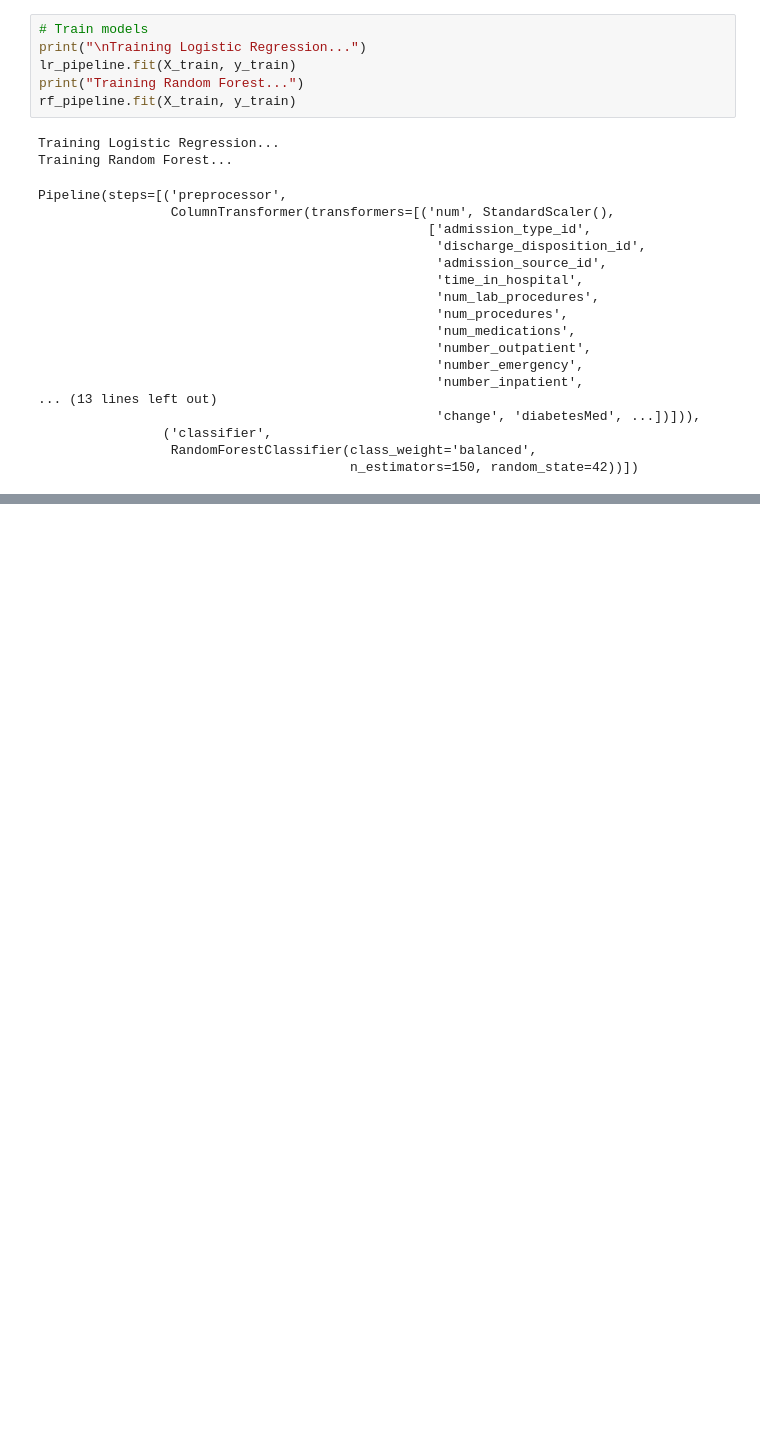
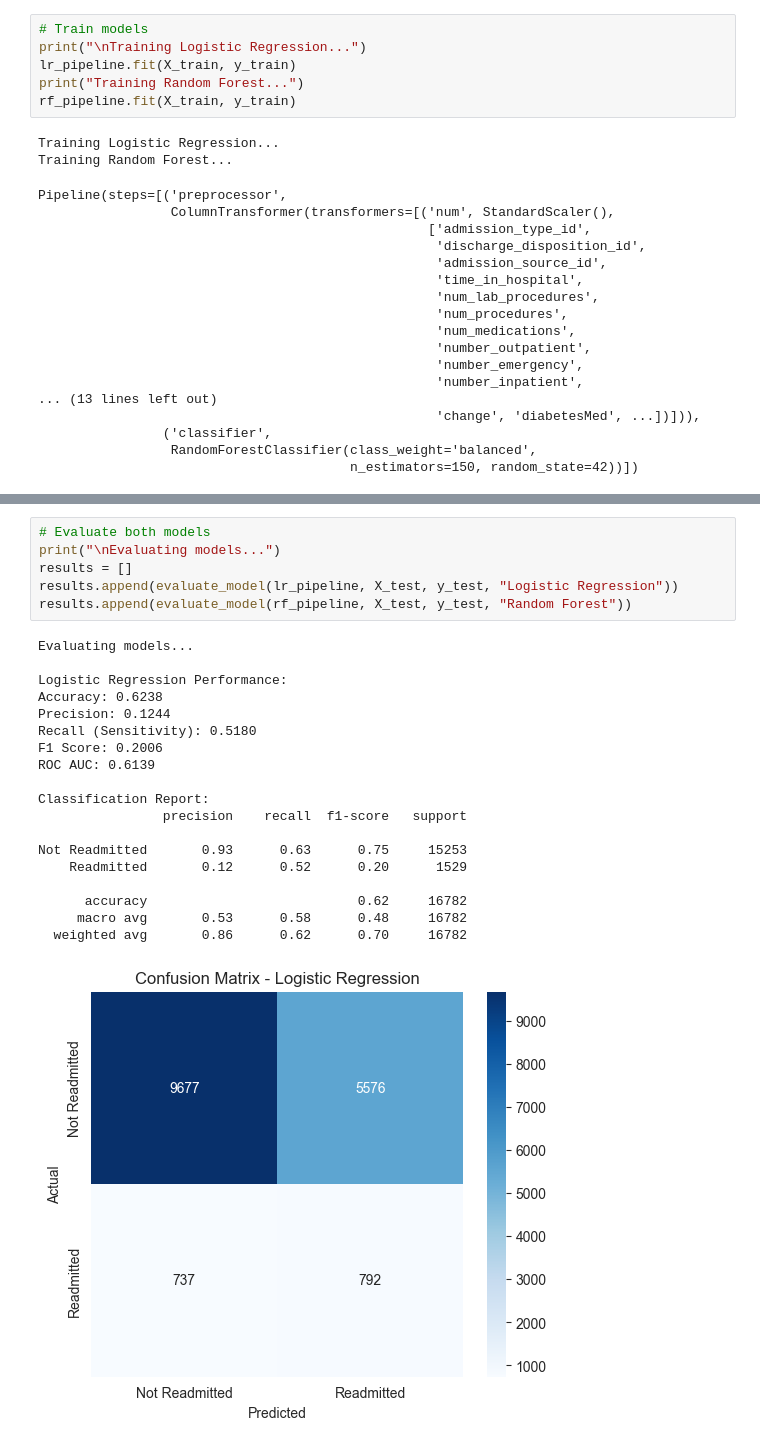
Before and after one commit to Yugalchaudhary01/patient_readmission_project, a Jupyter notebook: patient-readmission-project.ipynb, the cells around one changed output, grey strips where cells are left out. Cells and saved outputs as stored; diff of their text form; blank space fills up the shorter version.

Commit message:
Evaluating Models

```diff
--- a/patient-readmission-project.ipynb
+++ b/patient-readmission-project.ipynb
@@ -289,0 +347,26 @@ Pipeline(steps=[('preprocessor',
+# %%
+# Evaluate both models
+print("\nEvaluating models...")
+results = []
+results.append(evaluate_model(lr_pipeline, X_test, y_test, "Logistic Regression"))
+results.append(evaluate_model(rf_pipeline, X_test, y_test, "Random Forest"))
+# %% [output]
+Evaluating models...
+
+Logistic Regression Performance:
+Accuracy: 0.6238
+Precision: 0.1244
+Recall (Sensitivity): 0.5180
+F1 Score: 0.2006
+ROC AUC: 0.6139
+
+Classification Report:
+                precision    recall  f1-score   support
+
+Not Readmitted       0.93      0.63      0.75     15253
+    Readmitted       0.12      0.52      0.20      1529
+
+      accuracy                           0.62     16782
+     macro avg       0.53      0.58      0.48     16782
+  weighted avg       0.86      0.62      0.70     16782
+[figure, added]
```
Also changed, not shown: parts of 2 cells of this notebook.
